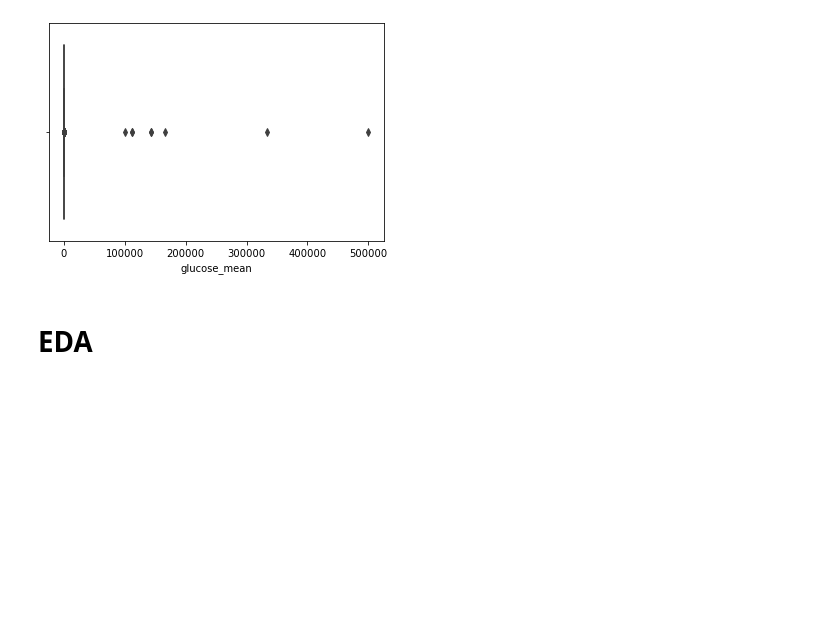
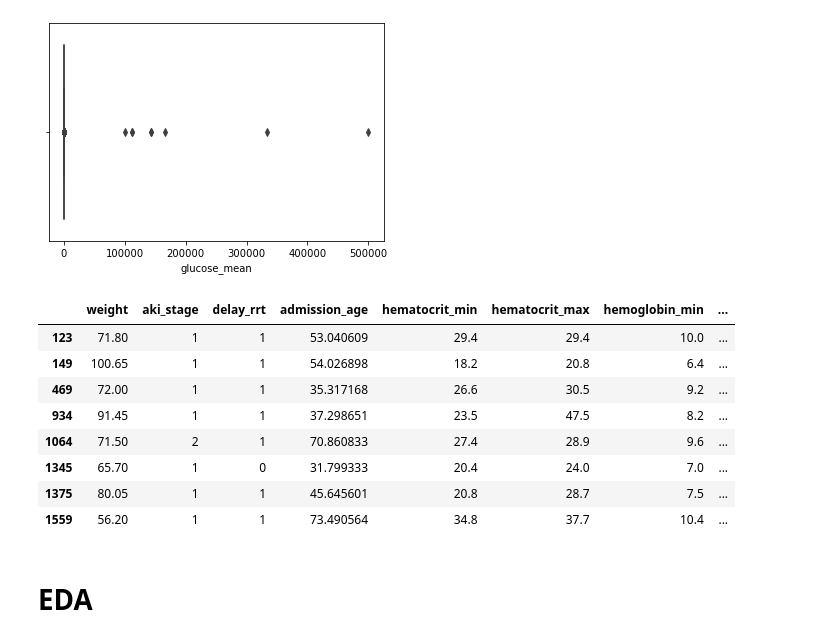
Before and after one commit to doscsy12/AKI_rrt, a Jupyter notebook: data_cleaning_EDA.ipynb, the cells around one changed output. Saved outputs shown, nothing was run; the diff lists cells and outputs as text; code cells hidden in the pictures; blank space fills up the shorter version.

```diff
--- a/data_cleaning_EDA.ipynb
+++ b/data_cleaning_EDA.ipynb
@@ -546,6 +546,19 @@ sns.distplot(num_aki['glucose_mean']);
 sns.boxplot(num_aki['glucose_mean']);
 # %% [output]
 [figure]
+# %%
+# find outliers in glucose_mean
+num_aki[num_aki['glucose_mean']>100000]
+# %% [output]
+|  | weight | aki_stage | delay_rrt | admission_age | hematocrit_min | hematocrit_max | hemoglobin_min | ... |
+| 123 | 71.80 | 1 | 1 | 53.040609 | 29.4 | 29.4 | 10.0 | ... |
+| 149 | 100.65 | 1 | 1 | 54.026898 | 18.2 | 20.8 | 6.4 | ... |
+| 469 | 72.00 | 1 | 1 | 35.317168 | 26.6 | 30.5 | 9.2 | ... |
+| 934 | 91.45 | 1 | 1 | 37.298651 | 23.5 | 47.5 | 8.2 | ... |
+| 1064 | 71.50 | 2 | 1 | 70.860833 | 27.4 | 28.9 | 9.6 | ... |
+| 1345 | 65.70 | 1 | 0 | 31.799333 | 20.4 | 24.0 | 7.0 | ... |
+| 1375 | 80.05 | 1 | 1 | 45.645601 | 20.8 | 28.7 | 7.5 | ... |
+| 1559 | 56.20 | 1 | 1 | 73.490564 | 34.8 | 37.7 | 10.4 | ... |
 # %%
 # sns.pairplot(num_aki,hue='delay_rrt')
 # %% [markdown]
```
Also changed, not shown: parts of 1 cell of this notebook.
